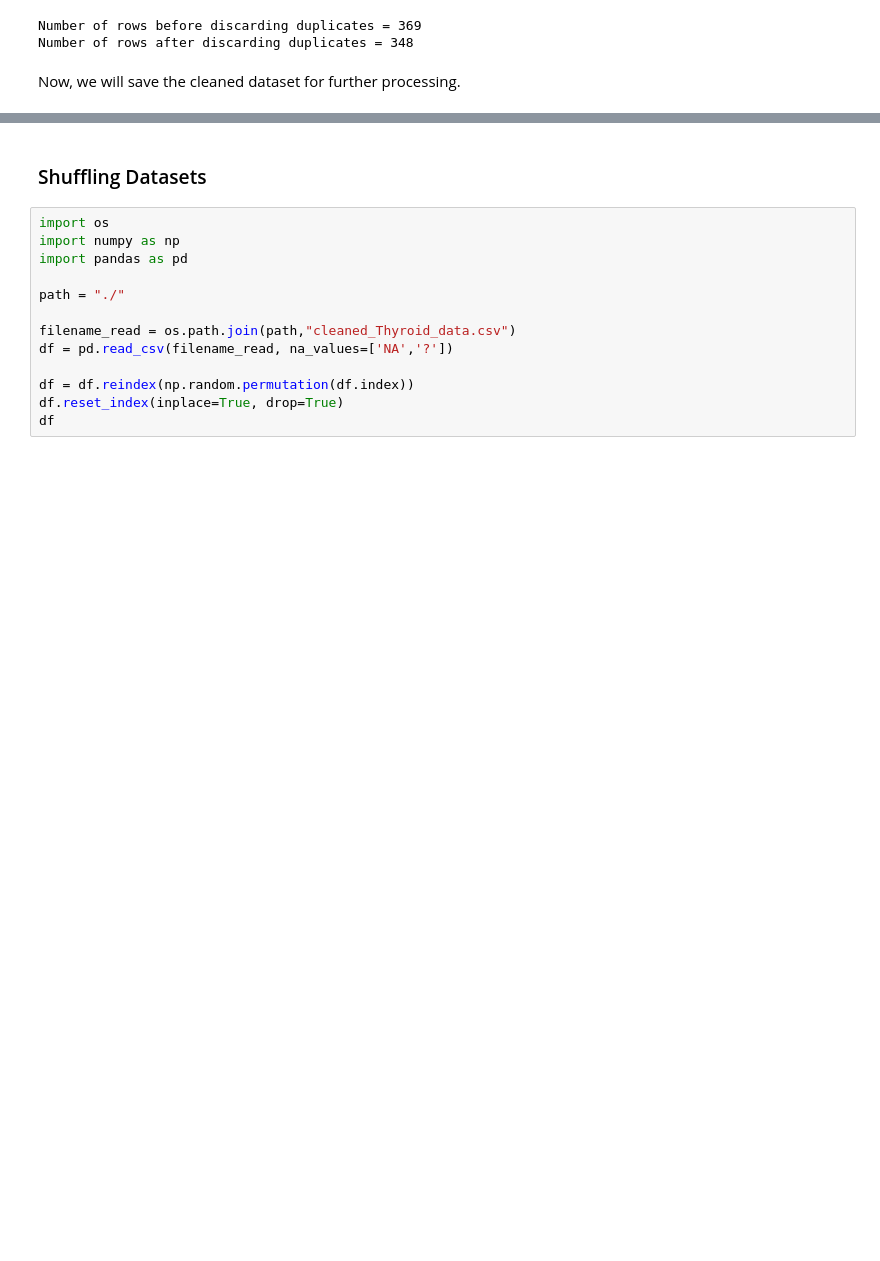
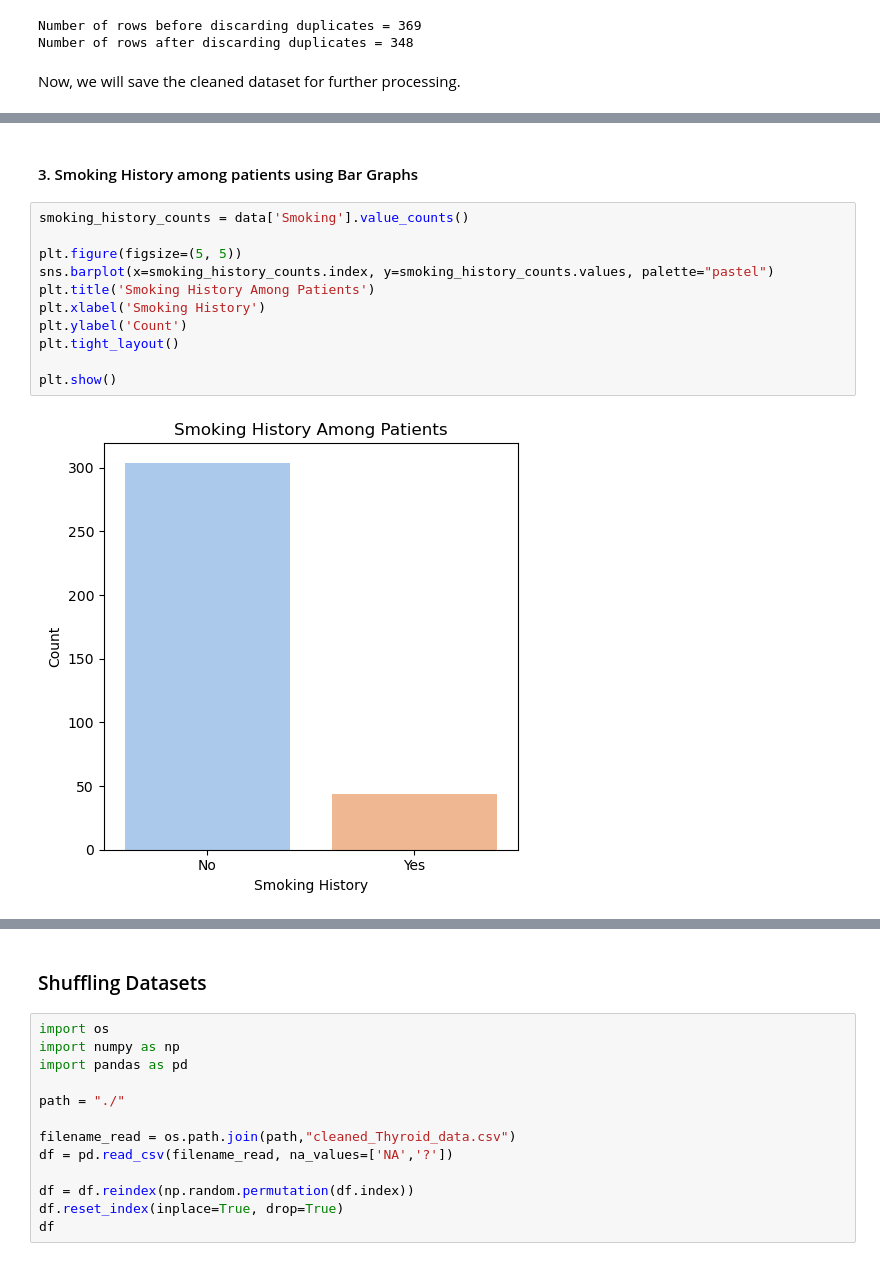
Before and after one commit to Romin-6522/CSC177-Outliers-Projects, a Jupyter notebook: DTCR_DataPreprocessing.ipynb, the cells around one changed output, grey strips where cells are left out. Saved outputs shown, nothing was run; the diff lists cells and outputs as text; blank space fills up the shorter version.

```diff
--- a/DTCR_DataPreprocessing.ipynb
+++ b/DTCR_DataPreprocessing.ipynb
@@ -247,0 +286,15 @@ data.to_csv('cleaned_Thyroid_data.csv', index = False)
+# %% [markdown]
+#### 3. Smoking History among patients using Bar Graphs
+# %%
+smoking_history_counts = data['Smoking'].value_counts()
+
+plt.figure(figsize=(5, 5))
+sns.barplot(x=smoking_history_counts.index, y=smoking_history_counts.values, palette="pastel")
+plt.title('Smoking History Among Patients')
+plt.xlabel('Smoking History')
+plt.ylabel('Count')
+plt.tight_layout()
+
+plt.show()
+# %% [output]
+[figure, added]
```
Also changed, not shown: parts of 16 cells of this notebook.
